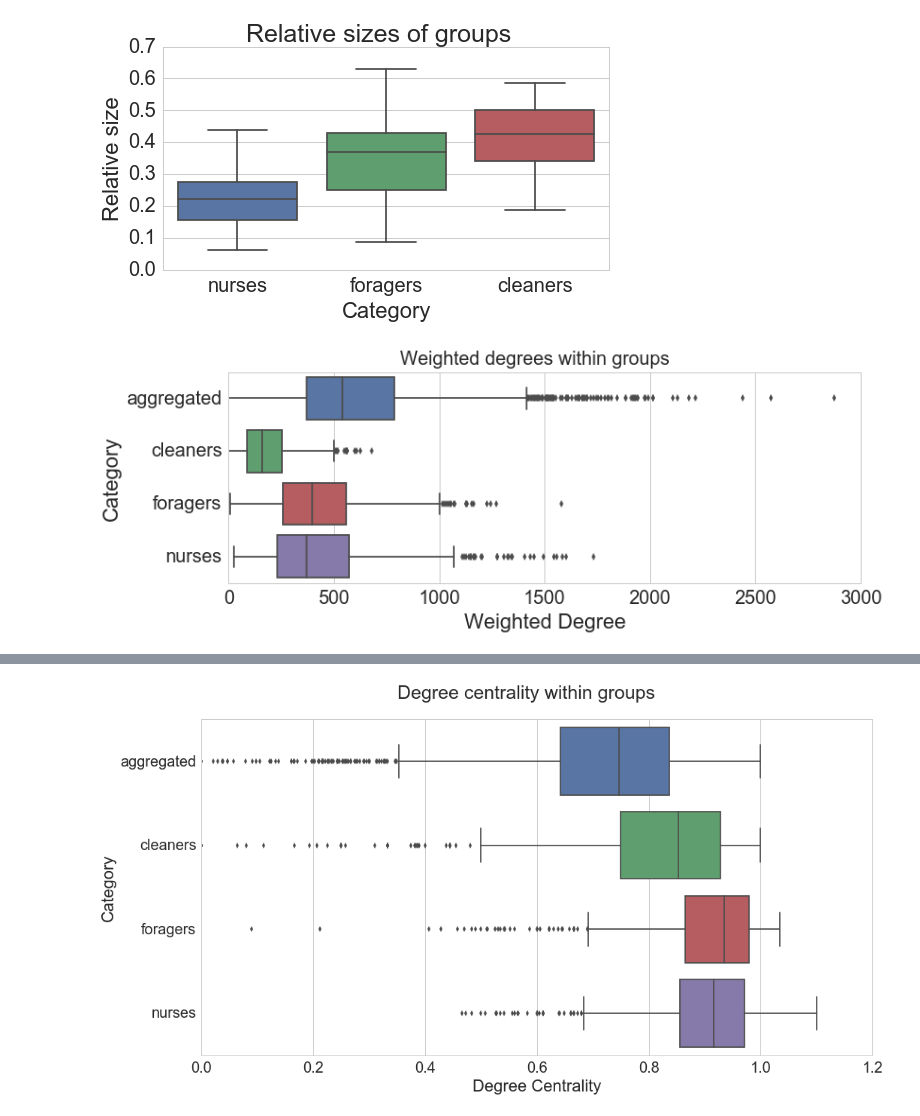
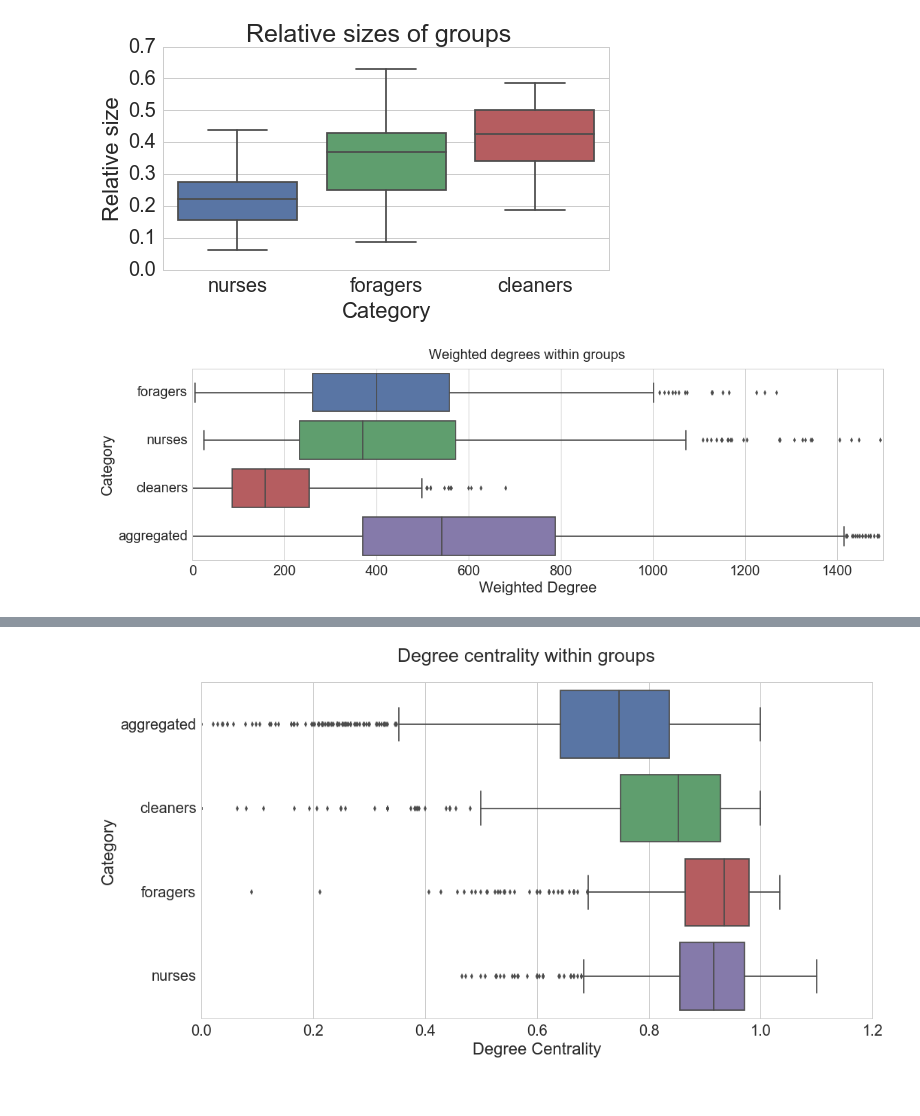
Before and after one commit to nebw/CNA_2016_project, a Jupyter notebook: Ant Colony CNA Project.ipynb, the cells around one changed output, grey strips where cells are left out. Cells and saved outputs as stored; diff of their text form; code cells hidden in the pictures; blank space fills up the shorter version.

```diff
--- a/Ant Colony CNA Project.ipynb
+++ b/Ant Colony CNA Project.ipynb
@@ -266,14 +297,19 @@ fig.savefig('relative-size.png', dpi=300, transparent=True)
 # %%
 ddf = pd.DataFrame(dlist)
 # %%
-fig, ax = plt.subplots(figsize=(12, 4))
+fig, ax = plt.subplots(figsize=(18, 5))
 
-sns.boxplot(x='Weighted Degree', y='Category', ax=ax, orient='h', #color='gray',
+sns.boxplot(x='Weighted Degree', y='Category', ax=ax, orient='h',
+            order=('foragers', 'nurses', 'cleaners', 'aggregated'),
             data=ddf.groupby('Category').filter(lambda vals: len(vals) > 1))
 
+ax.set_xlim((0, 1500))
+
 _ = fig.suptitle('Weighted degrees within groups', fontsize=20)
+
+fig.savefig('weighted-degrees.png', dpi=300, transparent=True, bbox_inches="tight")
 # %% [output]
-[figure, old version]
+[figure, new version]
 # %%
 fg = sns.FacetGrid(ddf, row="Category", size=16/4, aspect=4)
 fg.map(sns.distplot, "Weighted Degree", hist=False, kde=True, rug=True,
```
Also changed, not shown: parts of 6 cells of this notebook.
